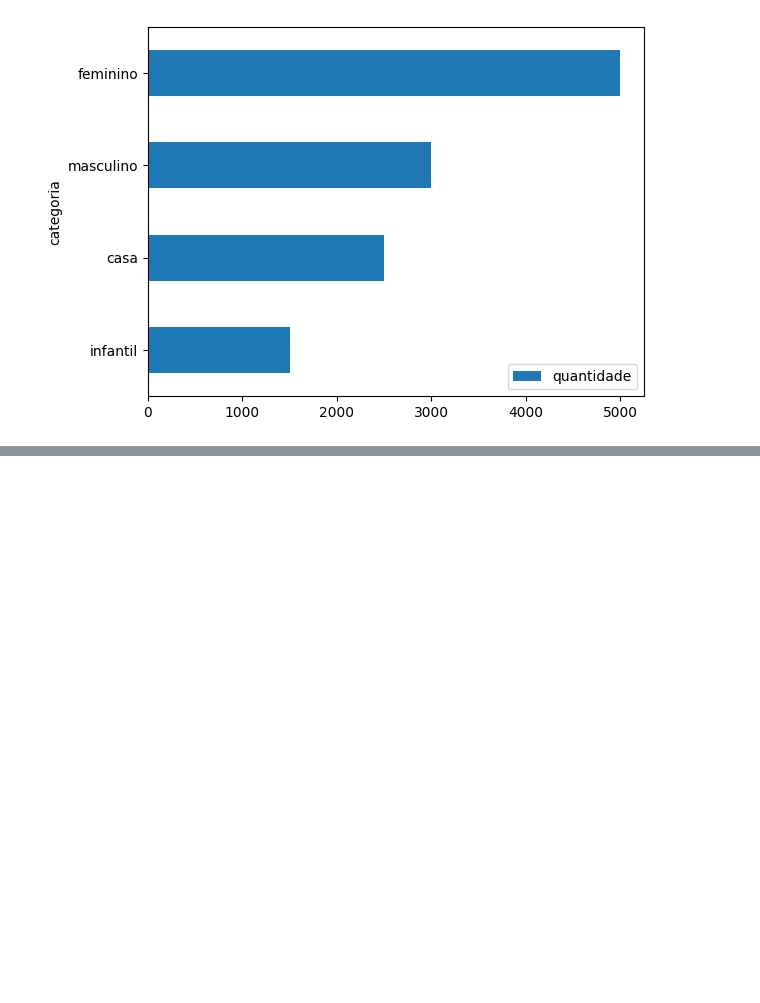
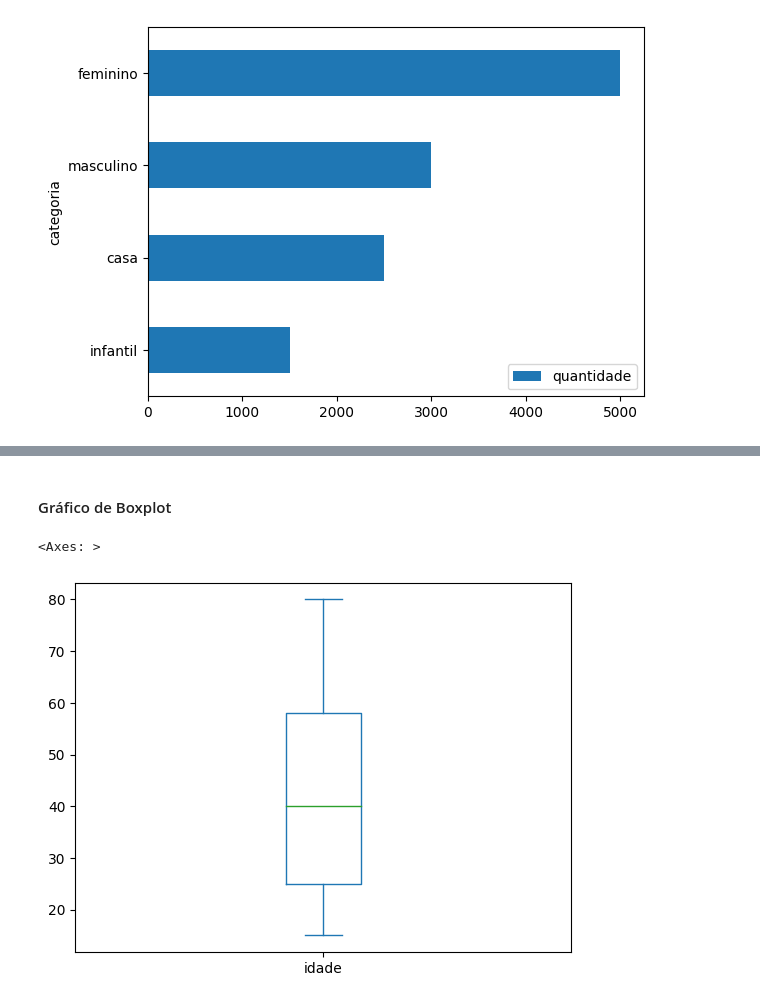
Before and after one commit to MarcosVel/statistics-for-devs, a Jupyter notebook: Medidas.ipynb, the cells around one changed output, grey strips where cells are left out. Saved outputs shown, nothing was run; the diff lists cells and outputs as text; code cells hidden in the pictures; blank space fills up the shorter version.

Commit message:
grafico de dispersao e boxplot

```diff
--- a/Medidas.ipynb
+++ b/Medidas.ipynb
@@ -211,0 +219,7 @@ df_vendas.sort_values('quantidade').plot.barh(x='categoria', y='quantidade')
+# %% [markdown]
+#### Gráfico de Boxplot
+# %%
+df_medidas.idade.plot.box()
+# %% [output]
+<Axes: >
+[figure, added]
```
Also changed, not shown: parts of 3 cells of this notebook.
